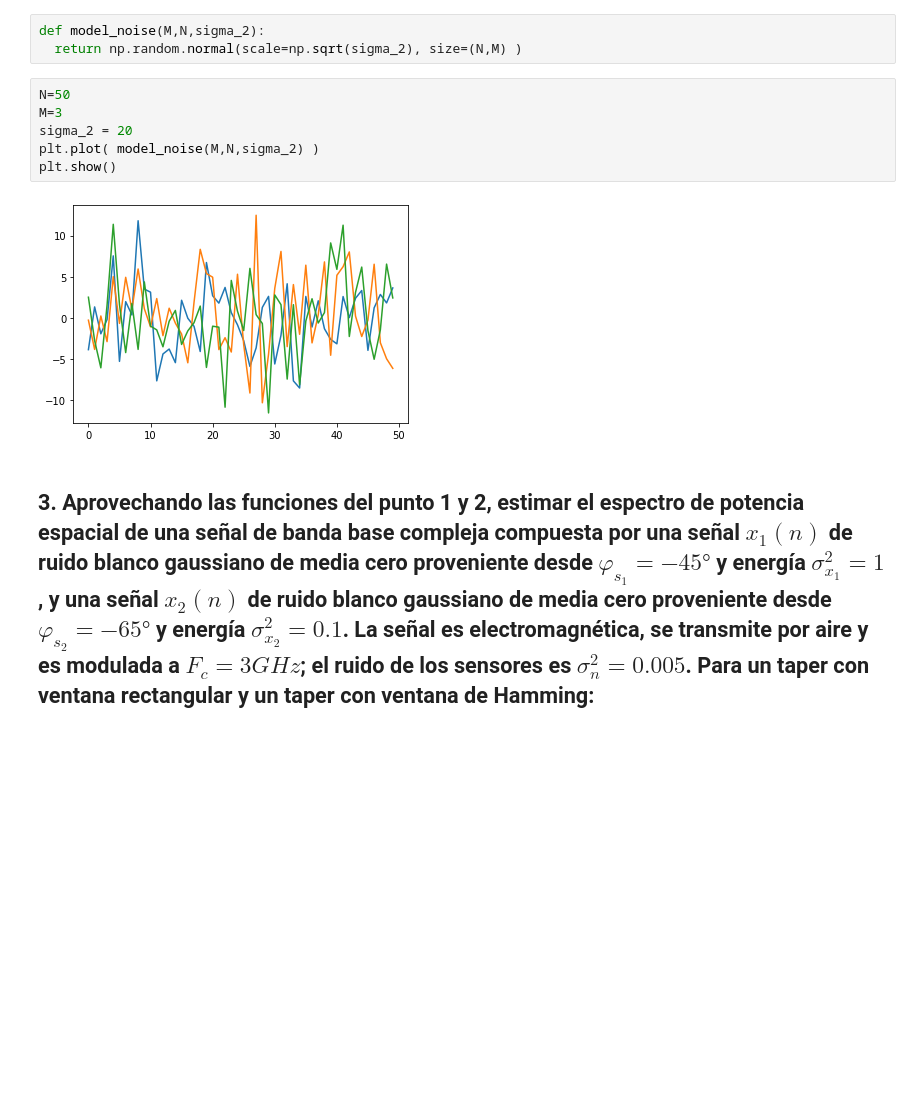
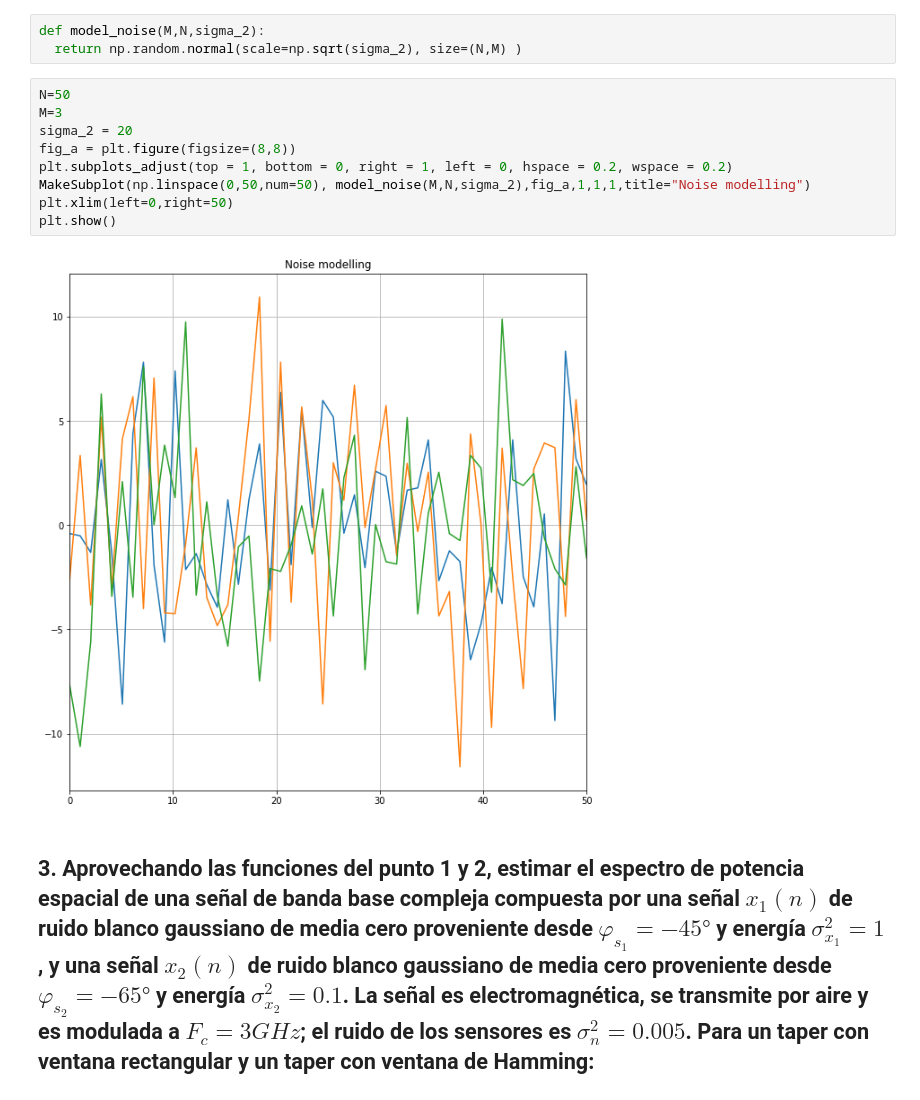
Before and after one commit to ManuMollon261297/PASA, a Jupyter notebook: TP6-Arreglos/ArreglosAdaptativos.ipynb, the cells around one changed output. Drawn from its saved outputs; the diff is of its cells as text; blank space fills up the shorter version.

```diff
--- a/TP6-Arreglos/ArreglosAdaptativos.ipynb
+++ b/TP6-Arreglos/ArreglosAdaptativos.ipynb
@@ -54,14 +43,17 @@ print(result)
 # %%
 def model_noise(M,N,sigma_2):
   return np.random.normal(scale=np.sqrt(sigma_2), size=(N,M) )
-# %%
-N=50
-M=3
-sigma_2 = 20
-plt.plot( model_noise(M,N,sigma_2) )
-plt.show()
-# %% [output]
-[figure, removed]
+# %%
+N=50
+M=3
+sigma_2 = 20
+fig_a = plt.figure(figsize=(8,8))
+plt.subplots_adjust(top = 1, bottom = 0, right = 1, left = 0, hspace = 0.2, wspace = 0.2)
+MakeSubplot(np.linspace(0,50,num=50), model_noise(M,N,sigma_2),fig_a,1,1,1,title="Noise modelling")
+plt.xlim(left=0,right=50)
+plt.show()
+# %% [output]
+[figure, added]
 # %% [markdown]
 ## 3. Aprovechando las funciones del punto 1 y 2, estimar el espectro de potencia espacial de una señal de banda base compleja compuesta por una señal $x_1(n)$ de ruido blanco gaussiano de media cero proveniente desde $φ_{s_1} = -45°$ y energía $σ^2_{x_1} = 1$, y una señal $x_2(n)$ de ruido blanco gaussiano de media cero proveniente desde $φ_{s_2} = -65°$ y energía $σ^2_{x_2} = 0.1$. La señal es electromagnética, se transmite por aire y es modulada a $F_c = 3GHz$; el ruido de los sensores es $σ^2_n = 0.005$. Para un taper con ventana rectangular y un taper con ventana de Hamming:
 # %%
```
Also changed, not shown: parts of 9 cells of this notebook.
